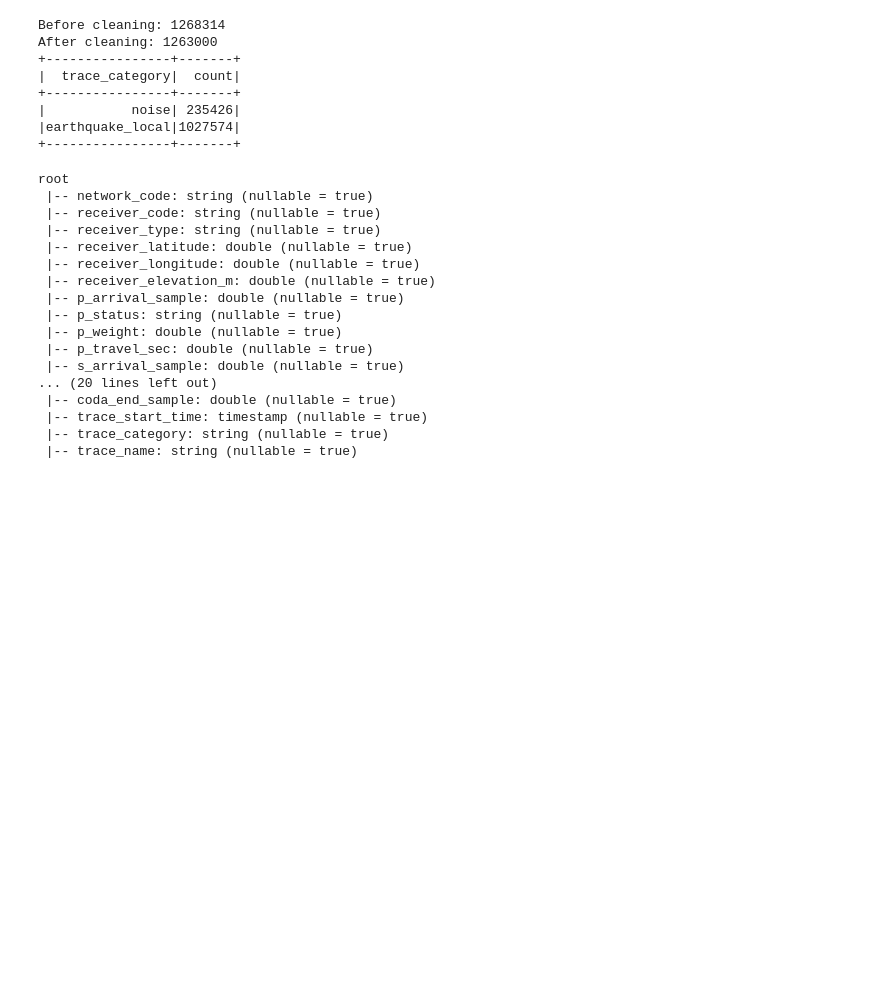
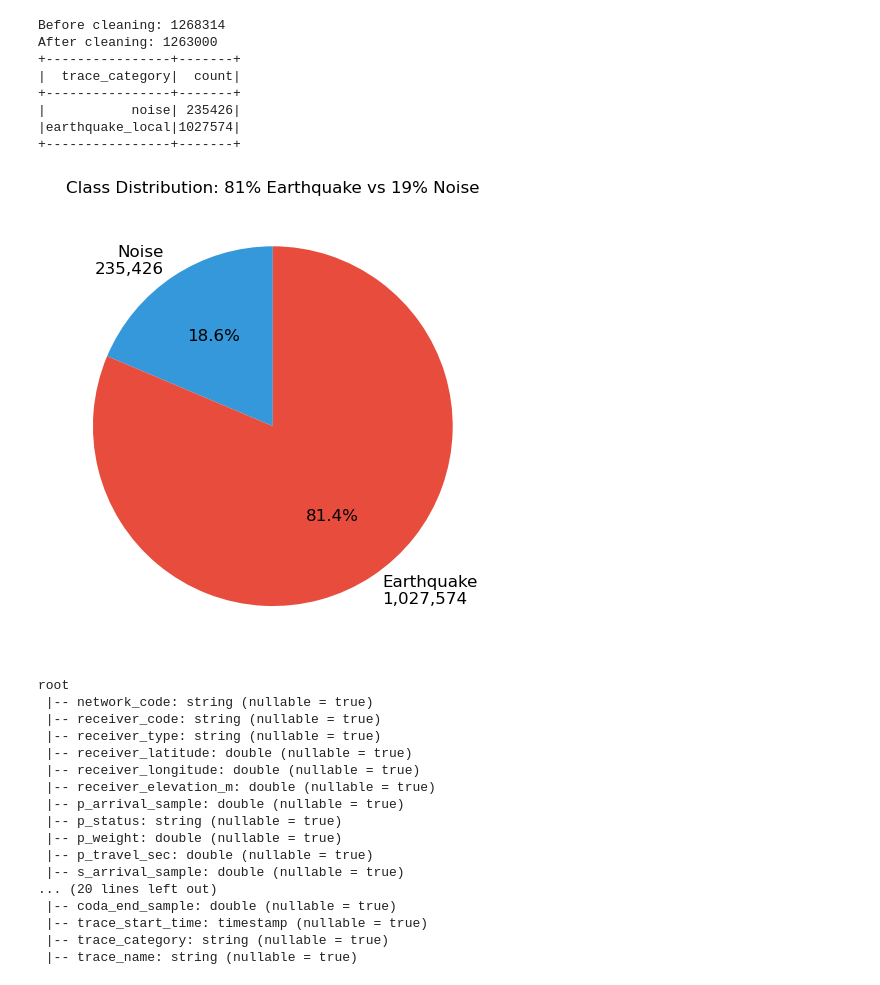
Before and after one commit to Marcomont01/stead-spark-data-exploration, a Jupyter notebook: Notebook.ipynb, the cells around one changed output. Drawn from its saved outputs; the diff is of its cells as text; code cells hidden in the pictures; blank space fills up the shorter version.

Commit message:
Added visuals and K=3 confusion matrix

```diff
--- a/Notebook.ipynb
+++ b/Notebook.ipynb
@@ -383,6 +383,20 @@ After cleaning: 1263000
 |           noise| 235426|
 |earthquake_local|1027574|
 +----------------+-------+
+# %%
+# Class distribution - shows the imbalance between earthquake and noise
+counts = df_clean.groupBy("trace_category").count().toPandas()
+plt.figure(figsize=(6, 5))
+plt.pie(counts["count"], labels=["Noise\n" + f"{counts['count'][0]:,}", "Earthquake\n" + f"{counts['count'][1]:,}"],
+        colors=["#3498db", "#e74c3c"],
+        autopct="%.1f%%",
+        startangle=90, textprops={"fontsize": 12})
+
+plt.title("Class Distribution: 81% Earthquake vs 19% Noise")
+plt.tight_layout()
+plt.show()
+# %% [output]
+[figure, added]
 # %%
 # casting strings to doubles
 cols_to_cast = ["receiver_longitude", "receiver_elevation_m", "p_arrival_sample", "p_weight",
```
Also changed, not shown: parts of 13 cells of this notebook.
